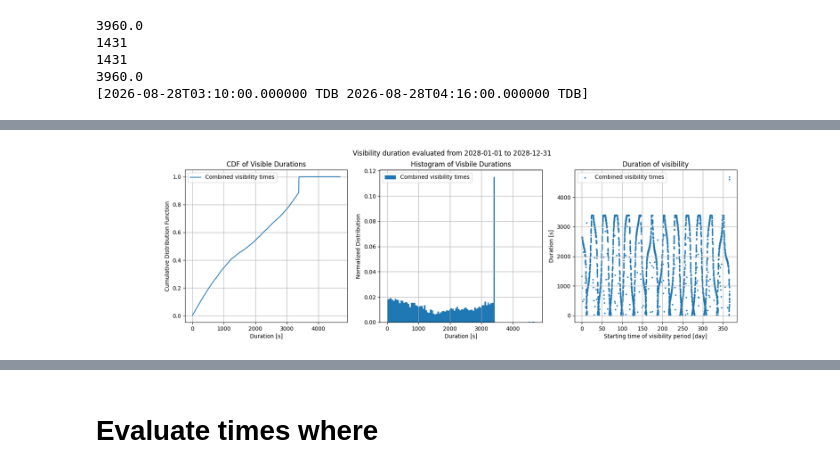
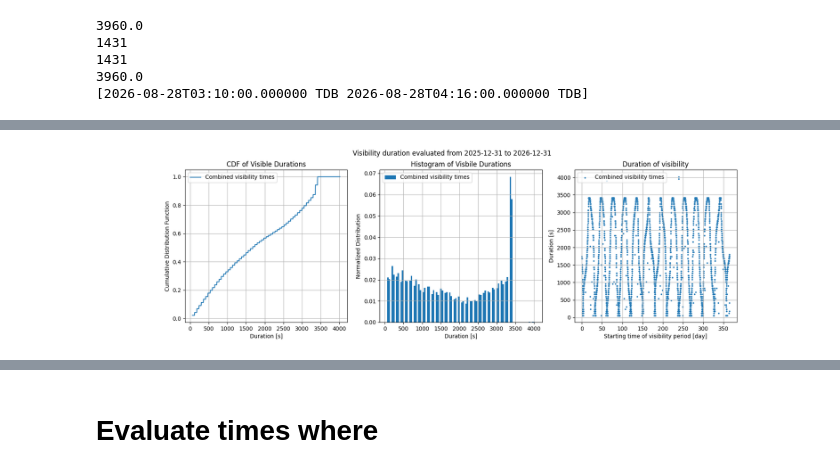
Before and after one commit to mani-sat/GODOTWork, a Jupyter notebook: evaluation_notebook.ipynb, the cells around one changed output, grey strips where cells are left out. Drawn from its saved outputs; the diff is of its cells as text; code cells hidden in the pictures.

```diff
--- a/evaluation_notebook.ipynb
+++ b/evaluation_notebook.ipynb
@@ -34,7 +34,7 @@ from godot.core import tempo
 uni_file = './universe2.yml'
 ep1 = tempo.Epoch('2026-01-01T00:00:00 TDB')
 ep2 = tempo.Epoch('2027-01-01T00:00:00 TDB')
-godotHandler = GodotHandler(ep1, ep2, 1.0, './universe2.yml')
+godotHandler = GodotHandler(ep1, ep2, 60.0, './universe2.yml')
 res = godotHandler.calculate_visibility()
 # %% [output]
 Initializing calculate visibility
@@ -45,7 +45,7 @@ Creating chunks
 Evaluating chunks
 Moving chunks to StateEvaluator
 # %%
-year = 2027
+year = 2026
 filename = './output/year_sim/one_year_' + str(year) + '.pickle'
 try:
     res
@@ -57,4 +57,6 @@ else:
     print("Continues working with loaded res")
     with open(filename, 'wb') as f:
         pickle.dump(res, f, pickle.HIGHEST_PROTOCOL)
+
+res.add_los_coloumns()
 # %% [output]
@@ -177,9 +189,9 @@ print(span)
 [2026-08-28T03:10:00.000000 TDB 2026-08-28T04:16:00.000000 TDB]
 # %%
 elev_lim = 10
-los_NN = res.above_elev('NN11', elev_lim) & res.has([SEEnum.CLEAR_MOON_NN])
-los_CB = res.above_elev('CB11', elev_lim) & res.has([SEEnum.CLEAR_MOON_CB])
-los_MG = res.above_elev('MG11', elev_lim) & res.has([SEEnum.CLEAR_MOON_MG])
+los_NN = res.above_elev('NN11_elev', elev_lim) & res.has([SEEnum.CLEAR_MOON_NN])
+los_CB = res.above_elev('CB11_elev', elev_lim) & res.has([SEEnum.CLEAR_MOON_CB])
+los_MG = res.above_elev('MG11_elev', elev_lim) & res.has([SEEnum.CLEAR_MOON_MG])
 condition = (los_NN | los_CB | los_MG) & res.has_not([SEEnum.SUN_ON_MOON])
 view_time_span = get_view_times_span(res['time'], condition)
 visibility_length =  get_view_time_lengths(view_time_span)
@@ -213,4 +225,4 @@ HP mode 2028-11-02T20:13:40.000000 TDB to 2028-11-02T20:16:45
-[figure, old version]
+[figure, new version]
 # %%
 plt.figure()
 n  = 1500000
```
Also changed, not shown: parts of 13 cells of this notebook, 4 other files.
